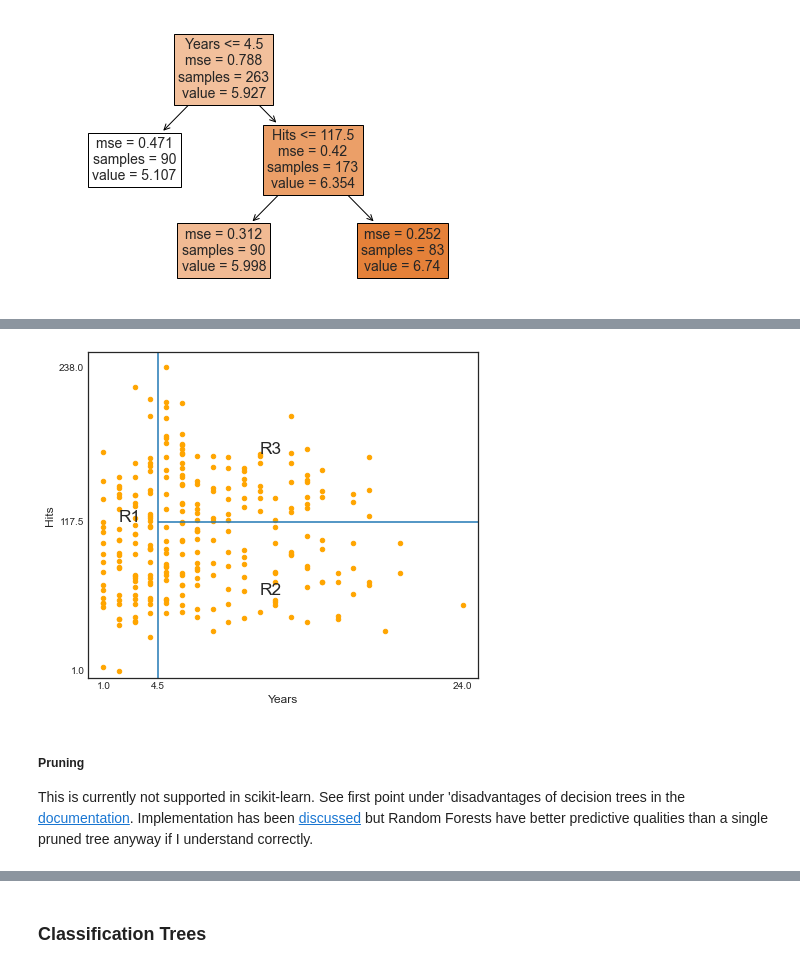
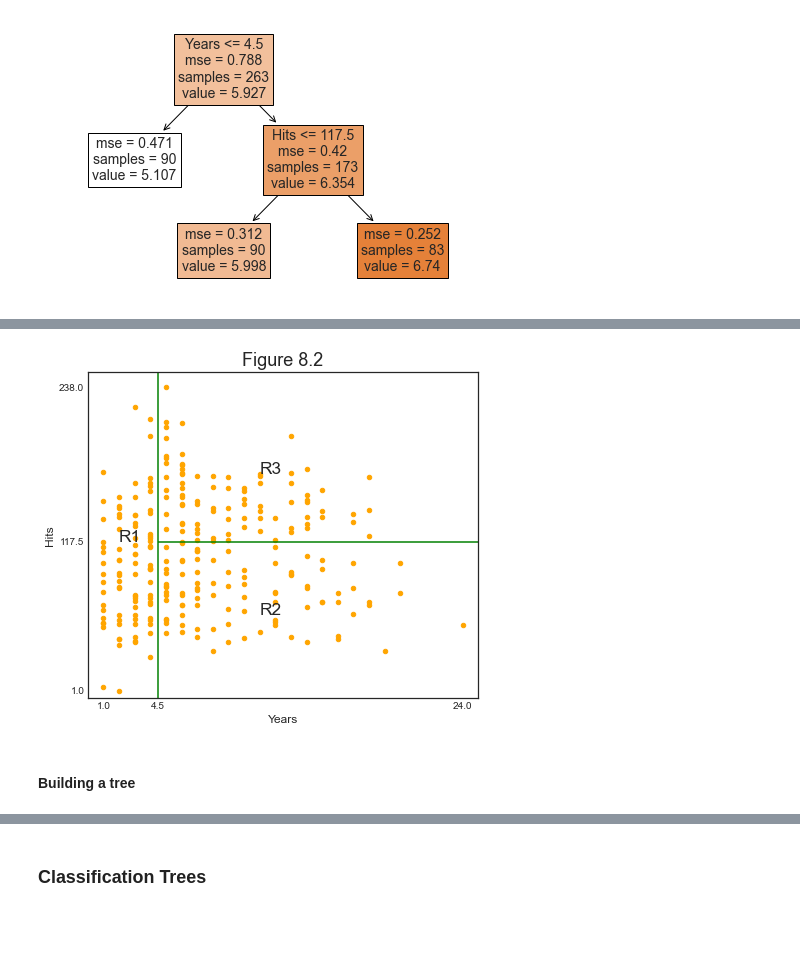
Before and after one commit to matteocourthoud/Machine-Learning-for-Economic-Analysis, a Jupyter notebook: 7_trees.ipynb, the cells around one changed output, grey strips where cells are left out. Drawn from its saved outputs; the diff is of its cells as text; code cells hidden in the pictures; blank space fills up the shorter version.

```diff
--- a/7_trees.ipynb
+++ b/7_trees.ipynb
@@ -32,10 +32,11 @@ from mpl_toolkits.mplot3d import axes3d
 # Set global parameters
 %matplotlib inline
 plt.style.use('seaborn-white')
-plt.rcParams['figure.figsize'] = (8,5)
+plt.rcParams['lines.linewidth'] = 3
+plt.rcParams['figure.figsize'] = (12,5)
 plt.rcParams['figure.titlesize'] = 20
 plt.rcParams['axes.titlesize'] = 18
-plt.rcParams['axes.labelsize'] = 12
-plt.rcParams['legend.fontsize'] = 12
+plt.rcParams['axes.labelsize'] = 14
+plt.rcParams['legend.fontsize'] = 14
 # %% [markdown]
 ## The Basics of Decision Trees
@@ -44,4 +49,5 @@ plt.rcParams['legend.fontsize'] = 12
 # %%
-df = pd.read_csv('data/Hitters.csv').dropna()
-df.info()
+# Load the data
+hitters = pd.read_csv('data/Hitters.csv').dropna()
+hitters.head()
 # %% [output]
@@ -94,16 +108,19 @@ plot_tree(regr, filled=True, feature_names=features, fontsize=14, ax=ax);
 # %%
-df.plot('Years', 'Hits', kind='scatter', color='orange', figsize=(7,6))
-plt.xlim(0,25)
-plt.ylim(ymin=-5)
-plt.xticks([1, 4.5, 24])
-plt.yticks([1, 117.5, 238])
-plt.vlines(4.5, ymin=-5, ymax=250)
-plt.hlines(117.5, xmin=4.5, xmax=25)
+# Figure 8.2
+hitters.plot('Years', 'Hits', kind='scatter', color='orange', figsize=(7,6))
+plt.title('Figure 8.2')
+plt.xlim(0,25); plt.ylim(ymin=-5);
+plt.xticks([1, 4.5, 24]); plt.yticks([1, 117.5, 238]);
+
+# Split lines
+plt.vlines(4.5, ymin=-5, ymax=250, color='g')
+plt.hlines(117.5, xmin=4.5, xmax=25, color='g')
+
+# Regions
 plt.annotate('R1', xy=(2,117.5), fontsize='xx-large')
 plt.annotate('R2', xy=(11,60), fontsize='xx-large')
 plt.annotate('R3', xy=(11,170), fontsize='xx-large');
 # %% [output]
-[figure, old version]
+[figure, new version]
-# %% [markdown]
-##### Pruning
-This is currently not supported in scikit-learn. See first point under 'disadvantages of decision trees in the <A href='http://scikit-learn.github.io/dev/modules/tree.html#'>documentation</A>. Implementation has been <A href='https://github.com/scikit-learn/scikit-learn/pull/941'>discussed</A> but Random Forests have better predictive qualities than a single pruned tree anyway if I understand correctly.
+# %% [markdown]
+#### Building a tree
```
Also changed, not shown: parts of 66 cells of this notebook.
